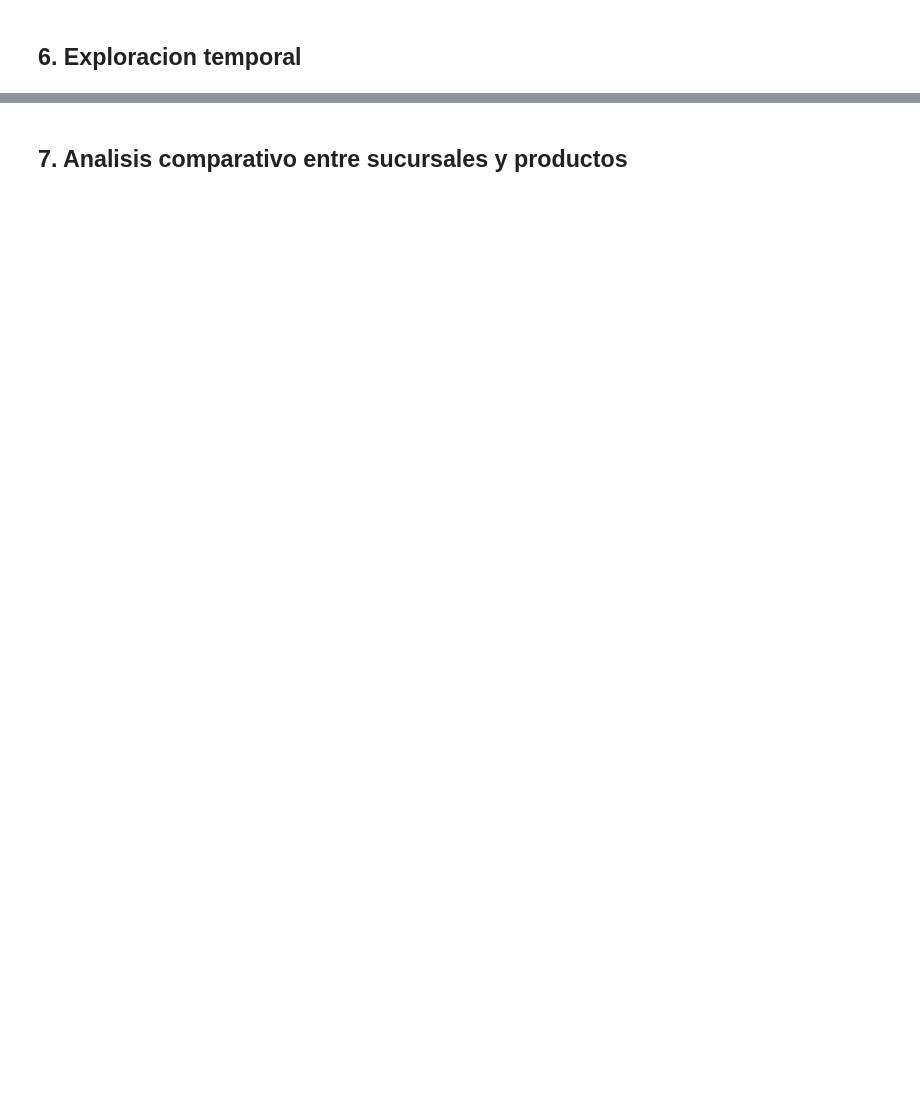
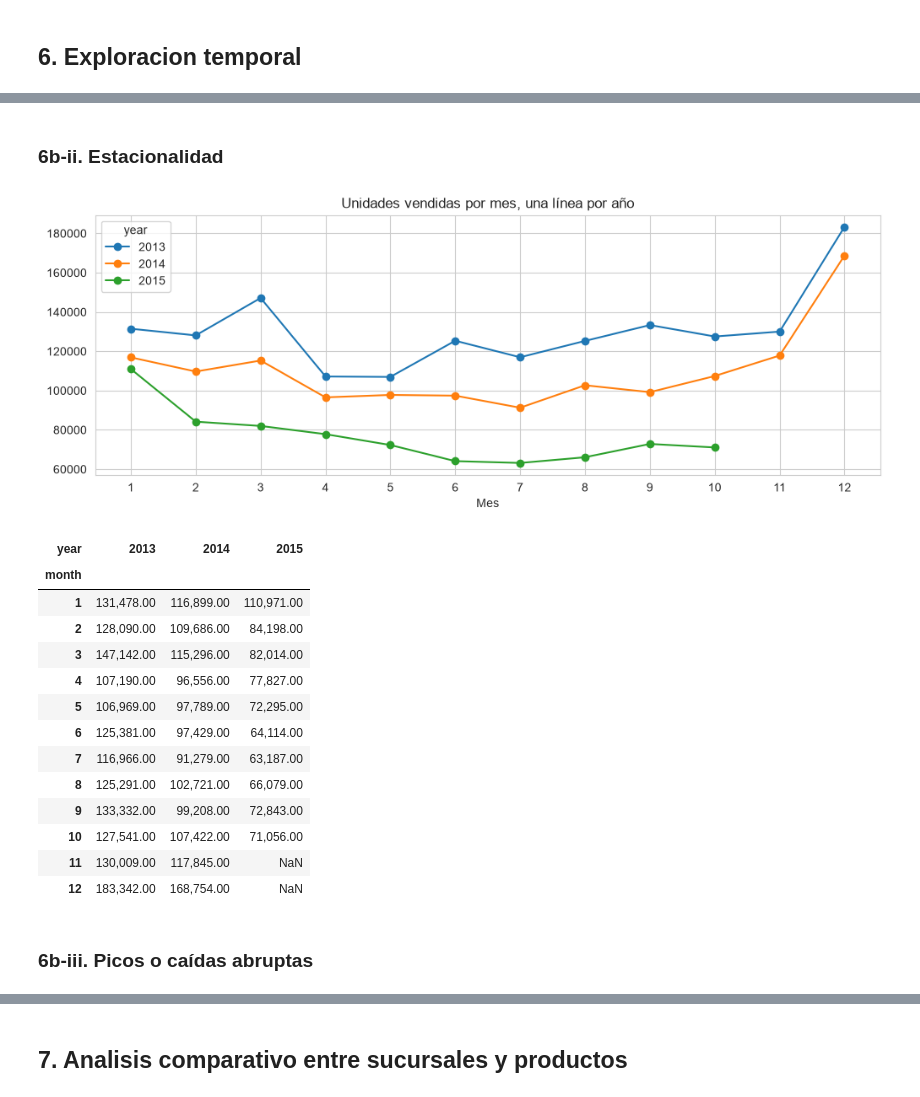
Before and after one commit to 15003165-code/Proyecto-1, a Jupyter notebook: notebooks/01_exploratory_data_analysis.ipynb, the cells around one changed output, grey strips where cells are left out. Drawn from its saved outputs; the diff is of its cells as text; code cells hidden in the pictures; blank space fills up the shorter version.

```diff
--- a/notebooks/01_exploratory_data_analysis.ipynb
+++ b/notebooks/01_exploratory_data_analysis.ipynb
@@ -14,0 +587,7 @@ Brady Monroy (15003165) y Luis Rodolfo Rodriguez
+# %%
+# Por año (2015 solo tiene 10 meses)
+df["year"] = df["date"].dt.year
+ventas_anio = df.groupby("year")[["item_cnt_day", "revenue"]].sum()
+ventas_anio["meses"] = df.groupby("year")["date_block_num"].nunique()
+ventas_anio["promedio_mensual_unidades"] = ventas_anio["item_cnt_day"] / ventas_anio["meses"]
+ventas_anio
@@ -16,0 +690,32 @@ Brady Monroy (15003165) y Luis Rodolfo Rodriguez
+# %% [markdown]
+### 6b-ii. Estacionalidad
+# %%
+# Comparar los mismos meses en cada año
+df["month"] = df["date"].dt.month
+mes_anio = df.groupby(["year", "month"])["item_cnt_day"].sum().unstack(level=0)
+
+mes_anio.plot(marker="o", figsize=(12, 4))
+plt.title("Unidades vendidas por mes, una línea por año")
+plt.xlabel("Mes")
+plt.xticks(range(1, 13))
+plt.show()
+
+mes_anio
+# %% [output]
+[figure, added]
+| year | 2013 | 2014 | 2015 |
+| month |  |  |  |
+| 1 | 131,478.00 | 116,899.00 | 110,971.00 |
+| 2 | 128,090.00 | 109,686.00 | 84,198.00 |
+| 3 | 147,142.00 | 115,296.00 | 82,014.00 |
+| 4 | 107,190.00 | 96,556.00 | 77,827.00 |
+| 5 | 106,969.00 | 97,789.00 | 72,295.00 |
+| 6 | 125,381.00 | 97,429.00 | 64,114.00 |
+| 7 | 116,966.00 | 91,279.00 | 63,187.00 |
+| 8 | 125,291.00 | 102,721.00 | 66,079.00 |
+| 9 | 133,332.00 | 99,208.00 | 72,843.00 |
+| 10 | 127,541.00 | 107,422.00 | 71,056.00 |
+| 11 | 130,009.00 | 117,845.00 | NaN |
+| 12 | 183,342.00 | 168,754.00 | NaN |
+# %% [markdown]
+### 6b-iii. Picos o caídas abruptas
```
Also changed, not shown: parts of 104 cells of this notebook, 1 other file.
